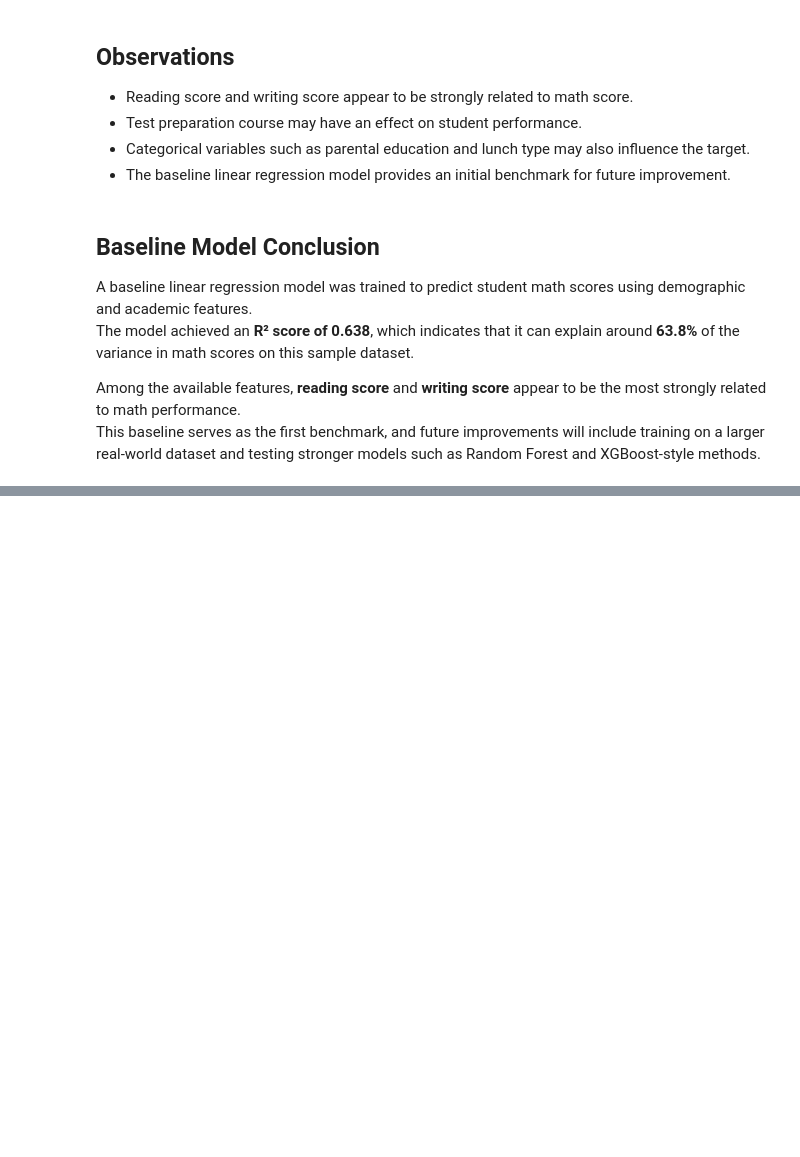
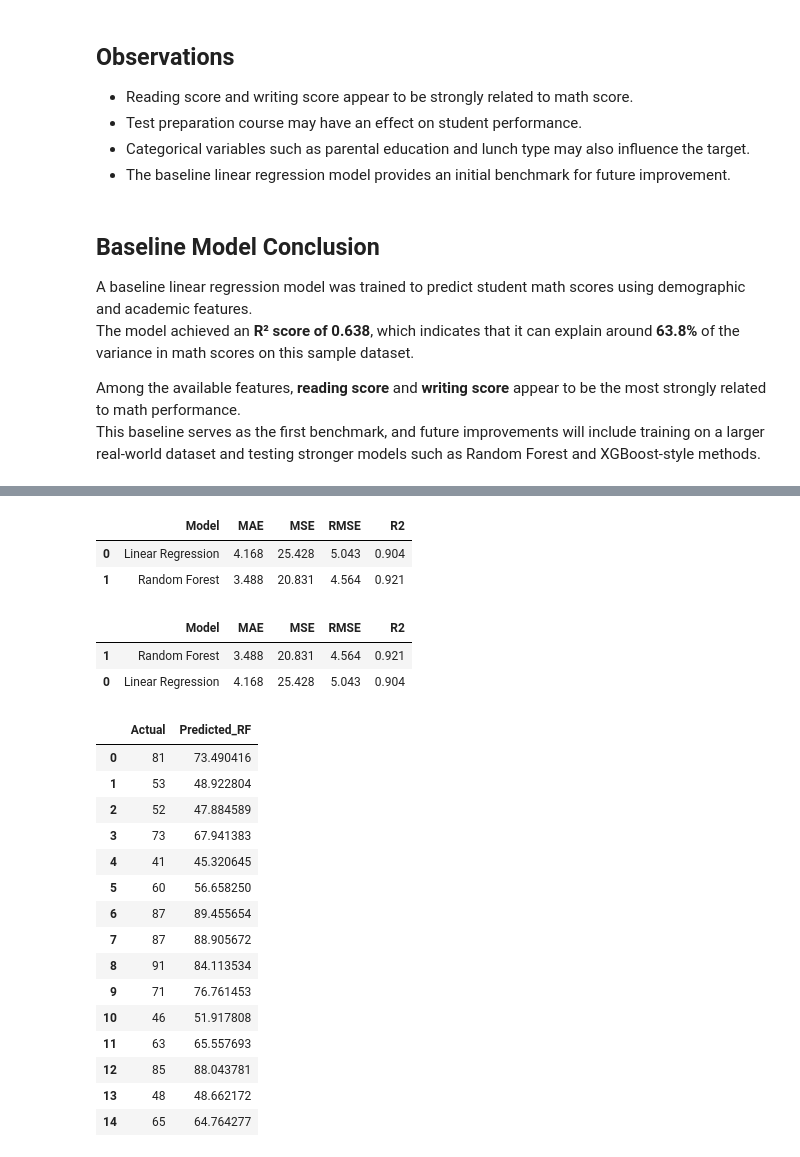
Before and after one commit to SurangaMadushan/ml-prediction-project, a Jupyter notebook: notebooks/01_eda_baseline.ipynb, the cells around one changed output, grey strips where cells are left out. Saved outputs shown, nothing was run; the diff lists cells and outputs as text; code cells hidden in the pictures; blank space fills up the shorter version.

```diff
--- a/notebooks/01_eda_baseline.ipynb
+++ b/notebooks/01_eda_baseline.ipynb
@@ -247,0 +361,40 @@ This baseline serves as the first benchmark, and future improvements will includ
+# %%
+linear_results = evaluate_model(y_test_big, linear_pred, "Linear Regression")
+rf_results = evaluate_model(y_test_big, rf_pred, "Random Forest")
+
+results_df = pd.DataFrame([linear_results, rf_results])
+results_df
+# %% [output]
+|  | Model | MAE | MSE | RMSE | R2 |
+| 0 | Linear Regression | 4.168 | 25.428 | 5.043 | 0.904 |
+| 1 | Random Forest | 3.488 | 20.831 | 4.564 | 0.921 |
+# %%
+results_df.sort_values(by="R2", ascending=False)
+# %% [output]
+|  | Model | MAE | MSE | RMSE | R2 |
+| 1 | Random Forest | 3.488 | 20.831 | 4.564 | 0.921 |
+| 0 | Linear Regression | 4.168 | 25.428 | 5.043 | 0.904 |
+# %%
+rf_compare = pd.DataFrame({
+    "Actual": y_test_big.values,
+    "Predicted_RF": rf_pred
+})
+
+rf_compare.head(15)
+# %% [output]
+|  | Actual | Predicted_RF |
+| 0 | 81 | 73.490416 |
+| 1 | 53 | 48.922804 |
+| 2 | 52 | 47.884589 |
+| 3 | 73 | 67.941383 |
+| 4 | 41 | 45.320645 |
+| 5 | 60 | 56.658250 |
+| 6 | 87 | 89.455654 |
+| 7 | 87 | 88.905672 |
+| 8 | 91 | 84.113534 |
+| 9 | 71 | 76.761453 |
+| 10 | 46 | 51.917808 |
+| 11 | 63 | 65.557693 |
+| 12 | 85 | 88.043781 |
+| 13 | 48 | 48.662172 |
+| 14 | 65 | 64.764277 |
```
Also changed, not shown: parts of 11 cells of this notebook, 3 other files.
